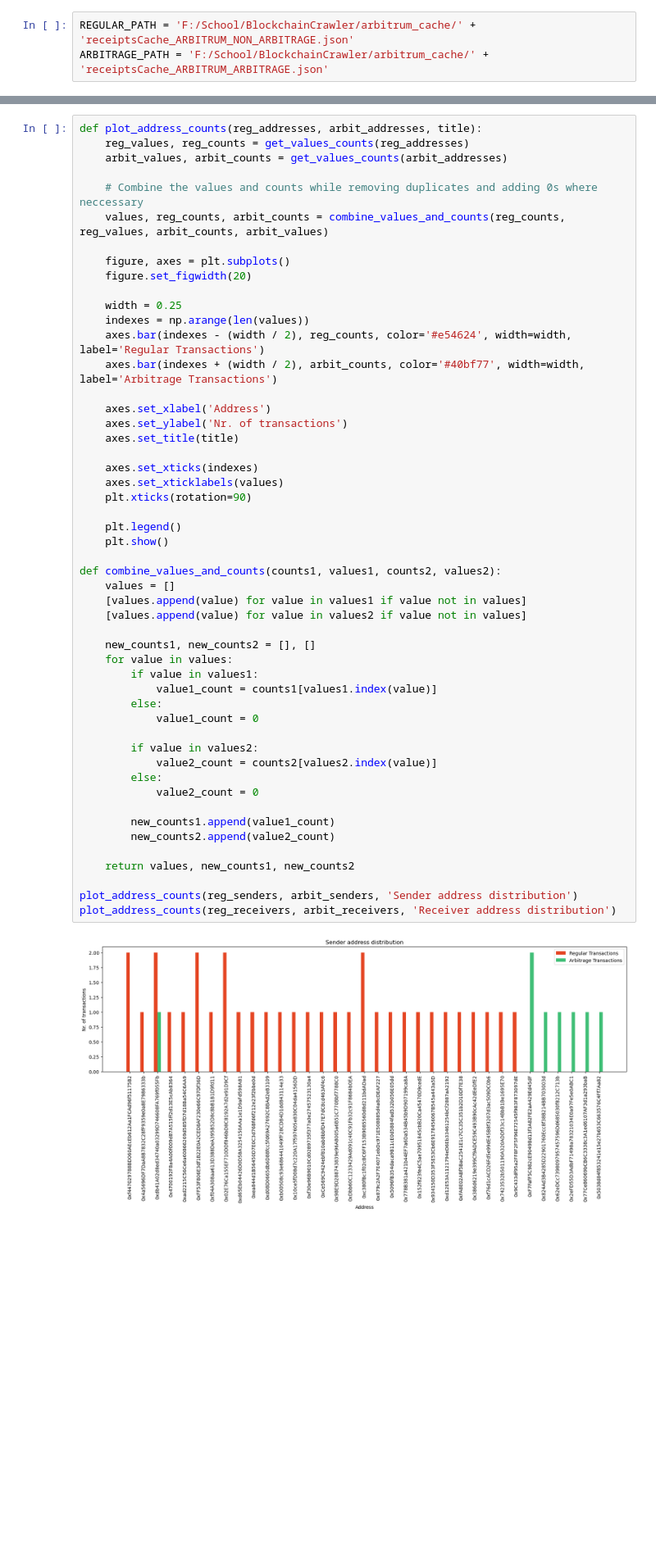
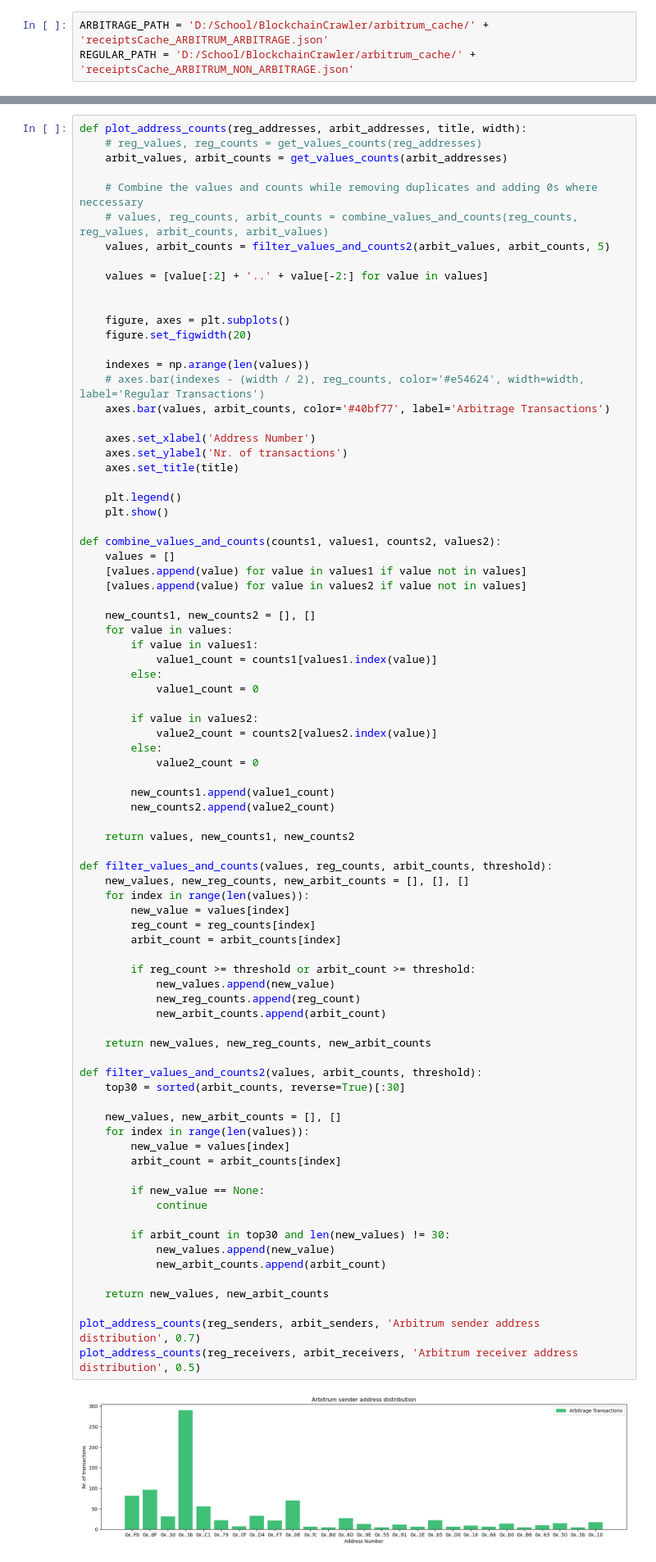
Before and after one commit to Toghrul000/blockchain-crawler, a Jupyter notebook: Data Analysis.ipynb, the cells around one changed output, grey strips where cells are left out. Shown at 82% size. Saved outputs shown, nothing was run; the diff lists cells and outputs as text; blank space fills up the shorter version.

```diff
--- a/Data Analysis.ipynb
+++ b/Data Analysis.ipynb
@@ -5,8 +5,8 @@ import matplotlib.pyplot as plt
 
 from collections import Counter
 # %%
-REGULAR_PATH = 'F:/School/BlockchainCrawler/arbitrum_cache/' + 'receiptsCache_ARBITRUM_NON_ARBITRAGE.json'
-ARBITRAGE_PATH = 'F:/School/BlockchainCrawler/arbitrum_cache/' + 'receiptsCache_ARBITRUM_ARBITRAGE.json'
+ARBITRAGE_PATH = 'D:/School/BlockchainCrawler/arbitrum_cache/' + 'receiptsCache_ARBITRUM_ARBITRAGE.json'
+REGULAR_PATH = 'D:/School/BlockchainCrawler/arbitrum_cache/' + 'receiptsCache_ARBITRUM_NON_ARBITRAGE.json'
 # %%
 def process_json(path, label):
     with open(path) as file:
@@ -88,53 +139,83 @@ plot_fees_histogram(reg_rounded_fees, arbit_rounded_fees)
 # %%
-def plot_address_counts(reg_addresses, arbit_addresses, title):
-    reg_values, reg_counts = get_values_counts(reg_addresses)
+def plot_address_counts(reg_addresses, arbit_addresses, title, width):
+    # reg_values, reg_counts = get_values_counts(reg_addresses)
     arbit_values, arbit_counts = get_values_counts(arbit_addresses)
 
     # Combine the values and counts while removing duplicates and adding 0s where neccessary
-    values, reg_counts, arbit_counts = combine_values_and_counts(reg_counts, reg_values, arbit_counts, arbit_values)
+    # values, reg_counts, arbit_counts = combine_values_and_counts(reg_counts, reg_values, arbit_counts, arbit_values)
+    values, arbit_counts = filter_values_and_counts2(arbit_values, arbit_counts, 5)
+
+    values = [value[:2] + '..' + value[-2:] for value in values]
+
 
     figure, axes = plt.subplots()
     figure.set_figwidth(20)
 
-    width = 0.25
     indexes = np.arange(len(values))
-    axes.bar(indexes - (width / 2), reg_counts, color='#e54624', width=width, label='Regular Transactions')
-    axes.bar(indexes + (width / 2), arbit_counts, color='#40bf77', width=width, label='Arbitrage Transactions')
+    # axes.bar(indexes - (width / 2), reg_counts, color='#e54624', width=width, label='Regular Transactions')
+    axes.bar(values, arbit_counts, color='#40bf77', label='Arbitrage Transactions')
 
-    axes.set_xlabel('Address')
+    axes.set_xlabel('Address Number')
     axes.set_ylabel('Nr. of transactions')
     axes.set_title(title)
-
-    axes.set_xticks(indexes)
-    axes.set_xticklabels(values)
-    plt.xticks(rotation=90)
 
     plt.legend()
     plt.show()
 
 def combine_values_and_counts(counts1, values1, counts2, values2):
     values = []
     [values.append(value) for value in values1 if value not in values]
     [values.append(value) for value in values2 if value not in values]
 
     new_counts1, new_counts2 = [], []
     for value in values:
         if value in values1:
             value1_count = counts1[values1.index(value)]
         else:
             value1_count = 0
 
         if value in values2:
             value2_count = counts2[values2.index(value)]
         else:
             value2_count = 0
 
         new_counts1.append(value1_count)
         new_counts2.append(value2_count)
 
     return values, new_counts1, new_counts2
 
-plot_address_counts(reg_senders, arbit_senders, 'Sender address distribution')
-plot_address_counts(reg_receivers, arbit_receivers, 'Receiver address distribution')
+def filter_values_and_counts(values, reg_counts, arbit_counts, threshold):
+    new_values, new_reg_counts, new_arbit_counts = [], [], []
+    for index in range(len(values)):
+        new_value = values[index]
+        reg_count = reg_counts[index]
+        arbit_count = arbit_counts[index]
+
+        if reg_count >= threshold or arbit_count >= threshold:
+            new_values.append(new_value)
+            new_reg_counts.append(reg_count)
+            new_arbit_counts.append(arbit_count)
+
+    return new_values, new_reg_counts, new_arbit_counts
+
+def filter_values_and_counts2(values, arbit_counts, threshold):
+    top30 = sorted(arbit_counts, reverse=True)[:30]
+
+    new_values, new_arbit_counts = [], []
+    for index in range(len(values)):
+        new_value = values[index]
+        arbit_count = arbit_counts[index]
+
+        if new_value == None:
+            continue
+
+        if arbit_count in top30 and len(new_values) != 30:
+            new_values.append(new_value)
+            new_arbit_counts.append(arbit_count)
+
+    return new_values, new_arbit_counts
+
+plot_address_counts(reg_senders, arbit_senders, 'Arbitrum sender address distribution', 0.7)
+plot_address_counts(reg_receivers, arbit_receivers, 'Arbitrum receiver address distribution', 0.5)
 # %% [output]
-[figure, old version]
+[figure, new version]
```
Also changed, not shown: parts of 5 cells of this notebook.
